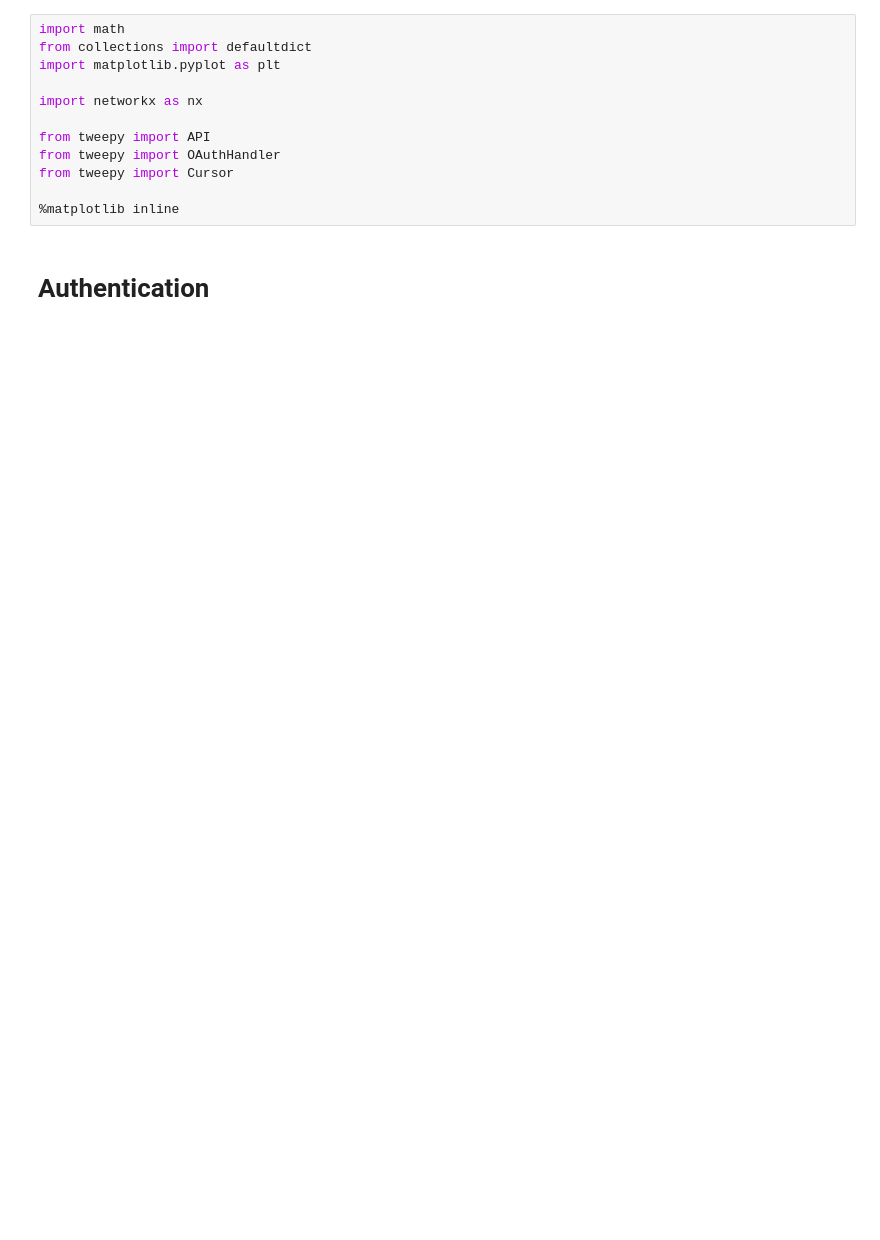
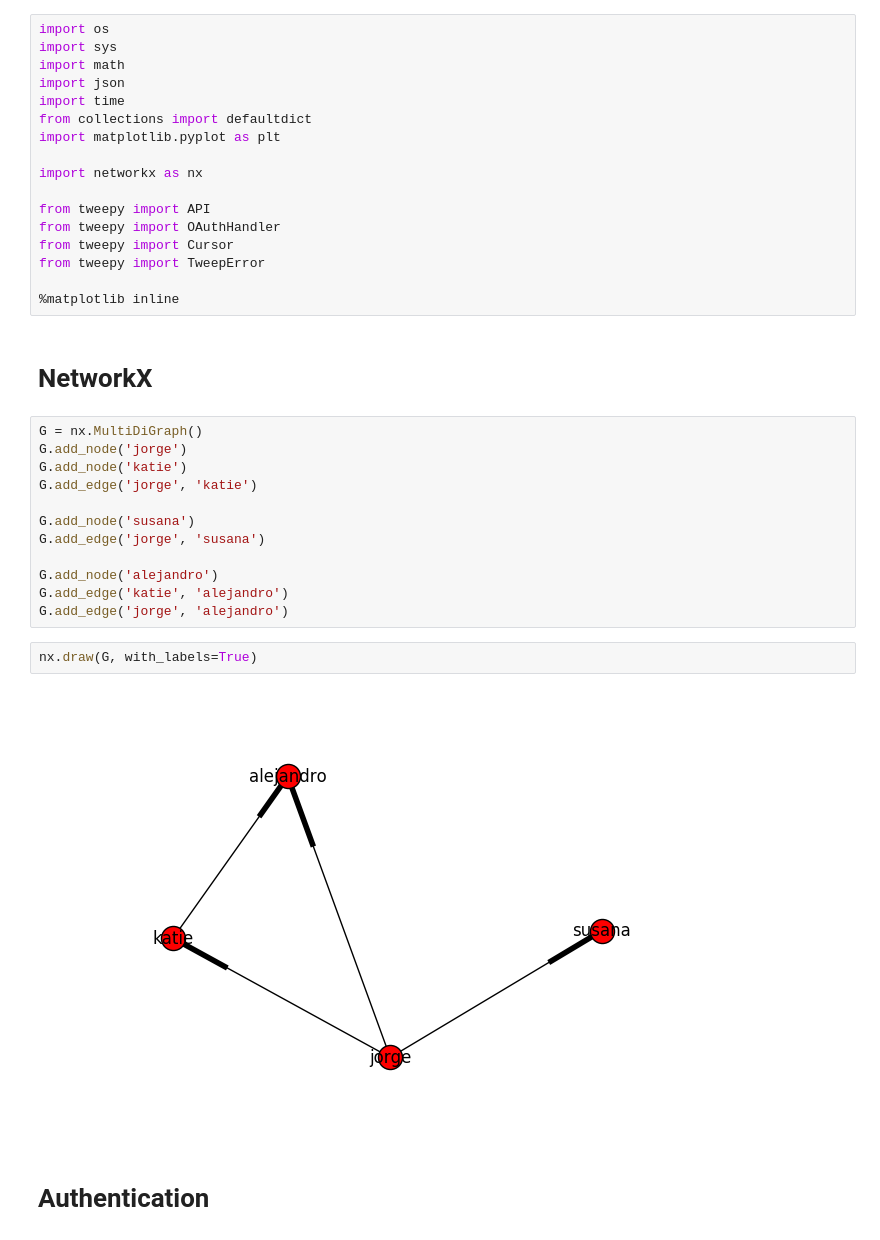
Before and after one commit to Data4Democracy/tutorials, a Jupyter notebook: Twitter/Building_a_Graph_Twitter.ipynb, the cells around one changed output. Saved outputs shown, nothing was run; the diff lists cells and outputs as text; blank space fills up the shorter version.

```diff
--- a/Twitter/Building_a_Graph_Twitter.ipynb
+++ b/Twitter/Building_a_Graph_Twitter.ipynb
@@ -1,5 +1,9 @@
 # %%
+import os
+import sys
 import math
+import json
+import time
 from collections import defaultdict
 import matplotlib.pyplot as plt
 
@@ -8,8 +12,27 @@ import networkx as nx
 from tweepy import API
 from tweepy import OAuthHandler
 from tweepy import Cursor
+from tweepy import TweepError
 
 %matplotlib inline
+# %% [markdown]
+# NetworkX
+# %%
+G = nx.MultiDiGraph()
+G.add_node('jorge')
+G.add_node('katie')
+G.add_edge('jorge', 'katie')
+
+G.add_node('susana')
+G.add_edge('jorge', 'susana')
+
+G.add_node('alejandro')
+G.add_edge('katie', 'alejandro')
+G.add_edge('jorge', 'alejandro')
+# %%
+nx.draw(G, with_labels=True)
+# %% [output]
+[figure, added]
 # %% [markdown]
 # Authentication
 # %%
```
Also changed, not shown: parts of 13 cells of this notebook.
